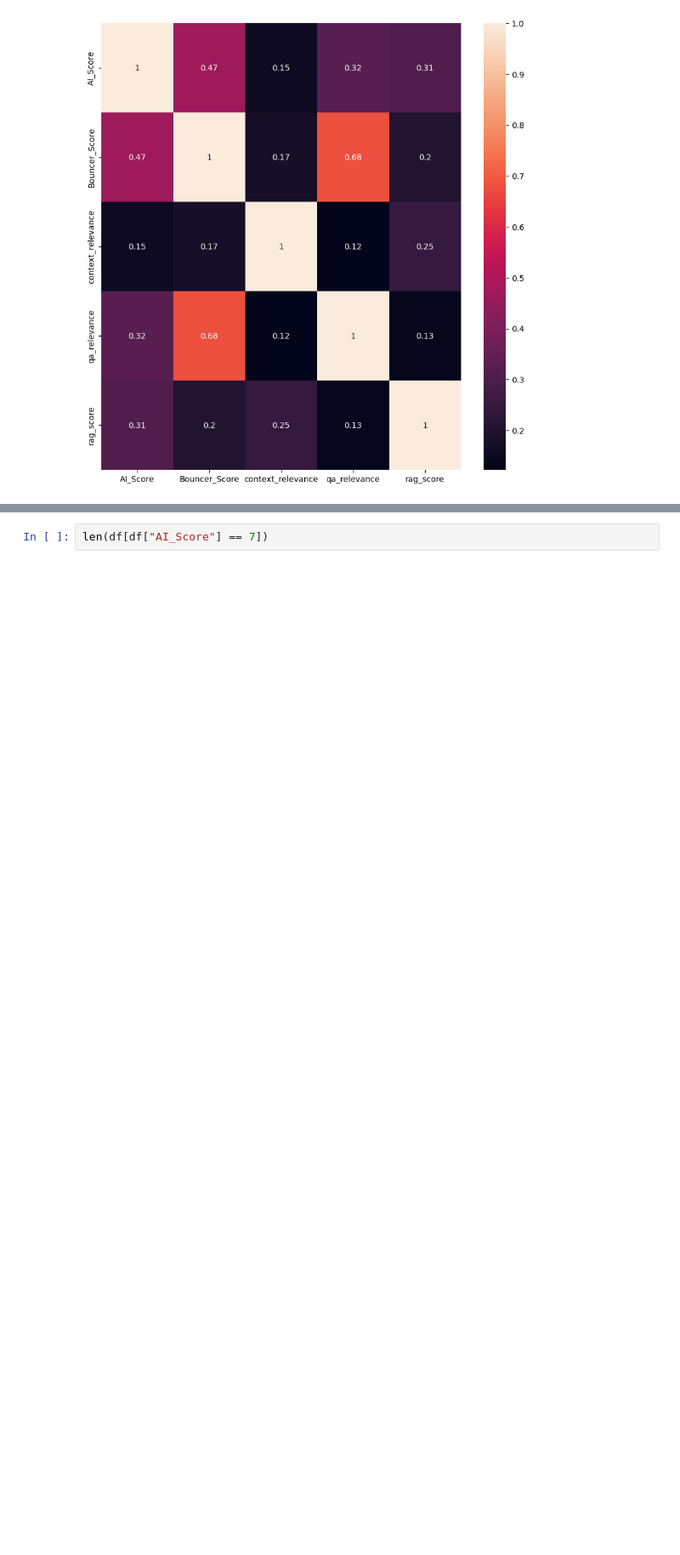
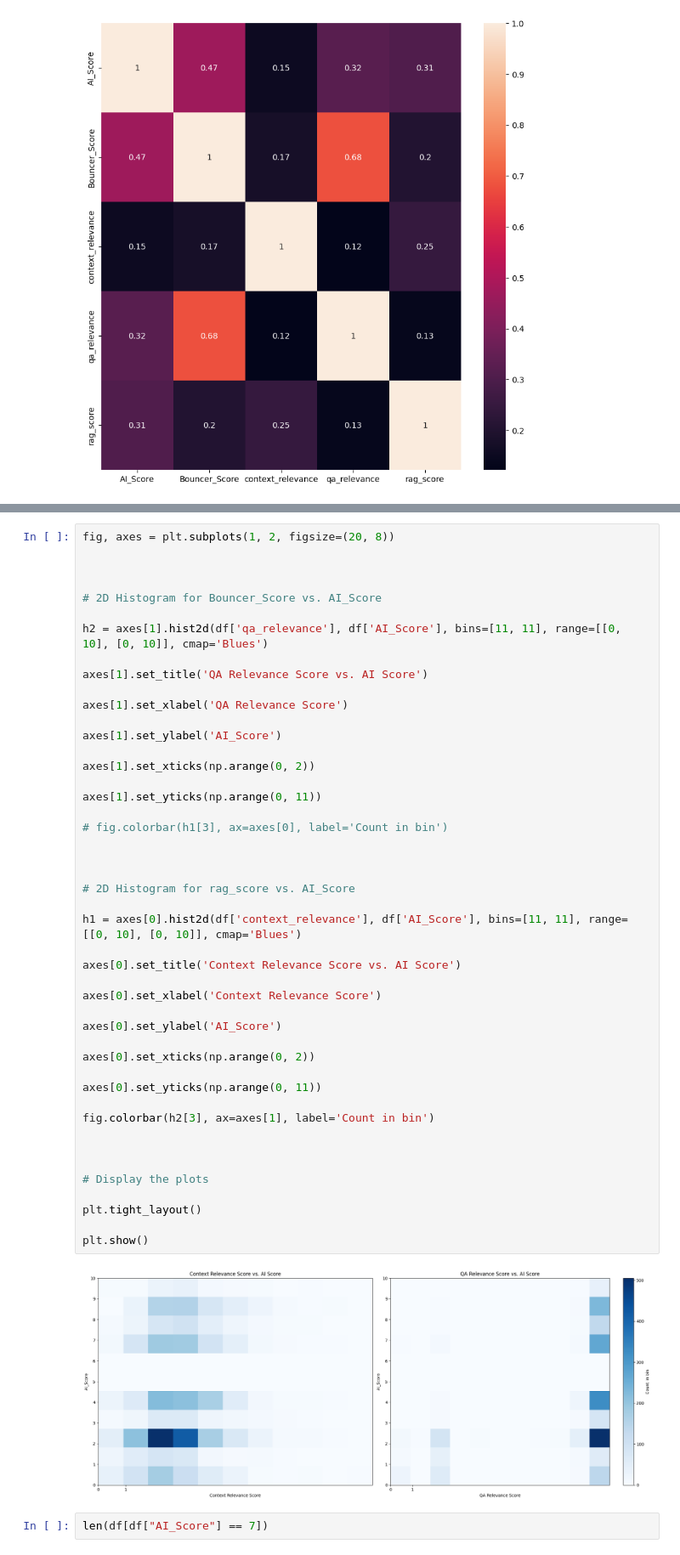
Before and after one commit to NobleMathews/mayil_eval, a Jupyter notebook: j_visualize_scores.ipynb, the cells around one changed output, grey strips where cells are left out. Shown at 85% size. Cells and saved outputs as stored; diff of their text form; blank space fills up the shorter version.

```diff
--- a/j_visualize_scores.ipynb
+++ b/j_visualize_scores.ipynb
@@ -102,3 +166,51 @@ plt.show()
+# %%
+fig, axes = plt.subplots(1, 2, figsize=(20, 8))
+
+
+
+# 2D Histogram for Bouncer_Score vs. AI_Score
+
+h2 = axes[1].hist2d(df['qa_relevance'], df['AI_Score'], bins=[11, 11], range=[[0, 10], [0, 10]], cmap='Blues')
+
+axes[1].set_title('QA Relevance Score vs. AI Score')
+
+axes[1].set_xlabel('QA Relevance Score')
+
+axes[1].set_ylabel('AI_Score')
+
+axes[1].set_xticks(np.arange(0, 2))
+
+axes[1].set_yticks(np.arange(0, 11))
+
+# fig.colorbar(h1[3], ax=axes[0], label='Count in bin')
+
+
+
+# 2D Histogram for rag_score vs. AI_Score
+
+h1 = axes[0].hist2d(df['context_relevance'], df['AI_Score'], bins=[11, 11], range=[[0, 10], [0, 10]], cmap='Blues')
+
+axes[0].set_title('Context Relevance Score vs. AI Score')
+
+axes[0].set_xlabel('Context Relevance Score')
+
+axes[0].set_ylabel('AI_Score')
+
+axes[0].set_xticks(np.arange(0, 2))
+
+axes[0].set_yticks(np.arange(0, 11))
+
+fig.colorbar(h2[3], ax=axes[1], label='Count in bin')
+
+
+
+# Display the plots
+
+plt.tight_layout()
+
+plt.show()
+# %% [output]
+[figure, added]
 # %%
 len(df[df["AI_Score"] == 7])
 # %% [output]
```
Also changed, not shown: parts of 4 cells of this notebook.
